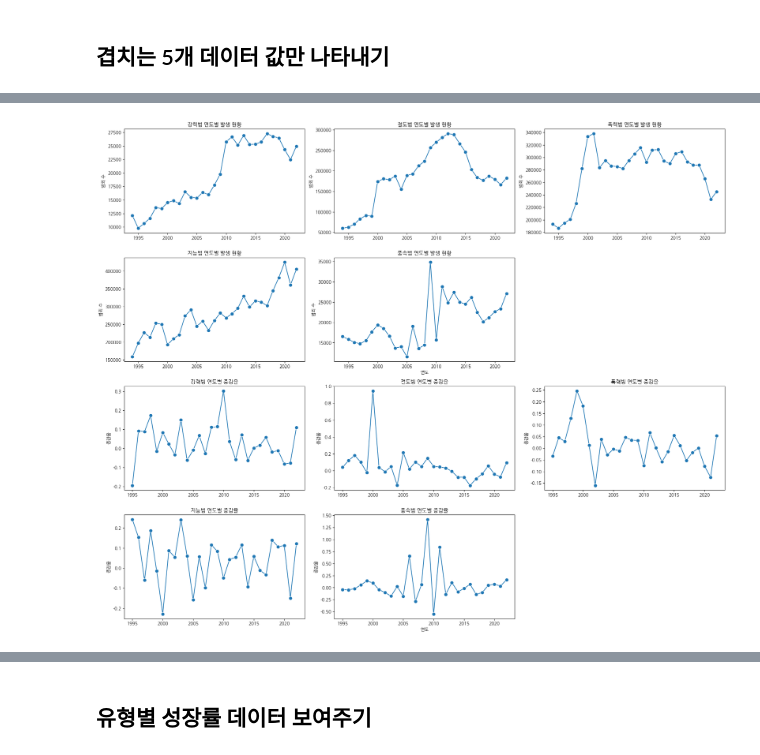
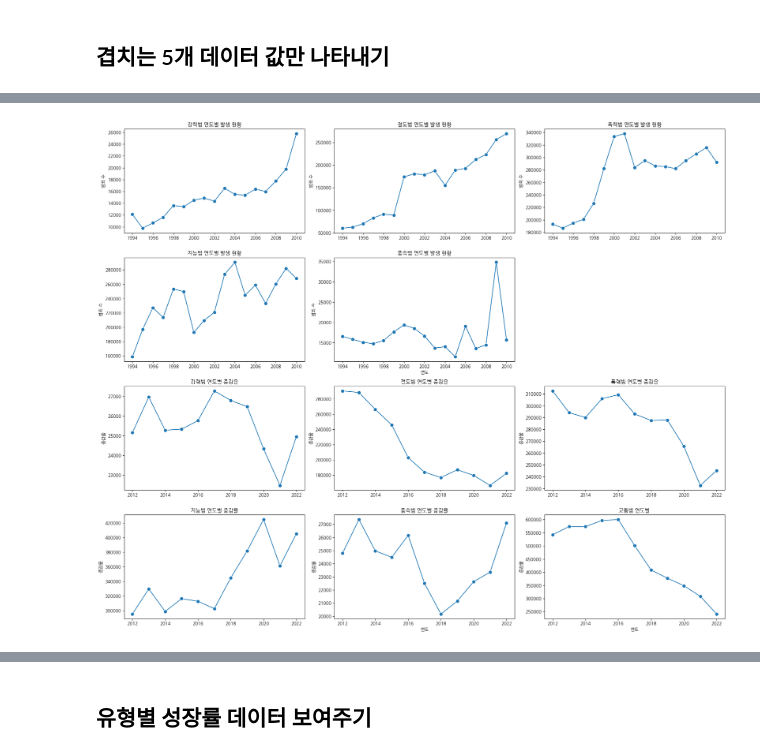
Before and after one commit to addinedu-ros-6th/eda-repo-4, a Jupyter notebook: Source/범죄csv정리.ipynb, the cells around one changed output, grey strips where cells are left out. Cells and saved outputs as stored; diff of their text form; code cells hidden in the pictures.

```diff
--- a/Source/범죄csv정리.ipynb
+++ b/Source/범죄csv정리.ipynb
@@ -266,5 +301,5 @@ plt.show()
 # %%
 # 5개 유형만 비교
 cate10 = cate_df1.iloc[:, :6]
-cate22 = cate_df2.iloc[:, :6]
-total_cate = pd.concat([cate10, cate22], ignore_index=True)
+cate22 = cate_df2.iloc[:, :-1]
+# total_cate = pd.concat([cate10, cate22], ignore_index=True)
@@ -271,73 +327,78 @@ total_cate = pd.concat([cate10, cate22], ignore_index=True)
 # %%
-total_cate_growth = total_cate.set_index('연도').pct_change().reset_index()
+# cate22 = cate10.set_index('연도').pct_change().reset_index()
 
 # Plotting
 plt.figure(figsize=(20, 20))
 
 # Line plots for crime counts
 plt.subplot(5, 3, 1)
-sns.lineplot(x='연도', y='강력범', data=total_cate, marker='o', markersize=8)
+sns.lineplot(x='연도', y='강력범', data=cate10, marker='o', markersize=8)
 plt.xlabel('')
 plt.ylabel('범죄 수')
 plt.title('강력범 연도별 발생 현황')
 
 plt.subplot(5, 3, 2)
-sns.lineplot(x='연도', y='절도범', data=total_cate, marker='o', markersize=8)
+sns.lineplot(x='연도', y='절도범', data=cate10, marker='o', markersize=8)
 plt.xlabel('')
 plt.ylabel('범죄 수')
 plt.title('절도범 연도별 발생 현황')
 
 plt.subplot(5, 3, 3)
-sns.lineplot(x='연도', y='폭력범', data=total_cate, marker='o', markersize=8)
+sns.lineplot(x='연도', y='폭력범', data=cate10, marker='o', markersize=8)
 plt.xlabel('')
 plt.ylabel('범죄 수')
 plt.title('폭력범 연도별 발생 현황')
 
 plt.subplot(5, 3, 4)
-sns.lineplot(x='연도', y='지능범', data=total_cate, marker='o', markersize=8)
+sns.lineplot(x='연도', y='지능범', data=cate10, marker='o', markersize=8)
 plt.xlabel('')
 plt.ylabel('범죄 수')
 plt.title('지능범 연도별 발생 현황')
 
 plt.subplot(5, 3, 5)
-sns.lineplot(x='연도', y='풍속범', data=total_cate, marker='o', markersize=8)
+sns.lineplot(x='연도', y='풍속범', data=cate10, marker='o', markersize=8)
 plt.xlabel('연도')
 plt.ylabel('범죄 수')
 plt.title('풍속범 연도별 발생 현황')
 
-# Growth rate plots
+
 plt.subplot(5, 3, 7)
-sns.lineplot(x='연도', y='강력범', data=total_cate_growth, marker='o', markersize=8)
+sns.lineplot(x='연도', y='강력범', data=cate22, marker='o', markersize=8)
 plt.xlabel('')
 plt.ylabel('증감율')
 plt.title('강력범 연도별 증감율')
 
 plt.subplot(5, 3, 8)
-sns.lineplot(x='연도', y='절도범', data=total_cate_growth, marker='o', markersize=8)
+sns.lineplot(x='연도', y='절도범', data=cate22, marker='o', markersize=8)
 plt.xlabel('')
 plt.ylabel('증감율')
 plt.title('절도범 연도별 증감율')
 
 plt.subplot(5, 3, 9)
-sns.lineplot(x='연도', y='폭력범', data=total_cate_growth, marker='o', markersize=8)
+sns.lineplot(x='연도', y='폭력범', data=cate22, marker='o', markersize=8)
 plt.xlabel('')
 plt.ylabel('증감율')
 plt.title('폭력범 연도별 증감율')
 
 plt.subplot(5, 3, 10)
-sns.lineplot(x='연도', y='지능범', data=total_cate_growth, marker='o', markersize=8)
+sns.lineplot(x='연도', y='지능범', data=cate22, marker='o', markersize=8)
 plt.xlabel('')
 plt.ylabel('증감율')
 plt.title('지능범 연도별 증감율')
 
 plt.subplot(5, 3, 11)
-sns.lineplot(x='연도', y='풍속범', data=total_cate_growth, marker='o', markersize=8)
+sns.lineplot(x='연도', y='풍속범', data=cate22, marker='o', markersize=8)
 plt.xlabel('연도')
 plt.ylabel('증감율')
 plt.title('풍속범 연도별 증감율')
+plt.subplot(5, 3, 12)
+sns.lineplot(x='연도', y='교통범', data=cate22, marker='o', markersize=8)
+plt.xlabel('연도')
+plt.ylabel('증감율')
+plt.title('교통범 연도별 ')
 
-# Adjust layout and display
+
 plt.tight_layout()
 plt.show()
 # %% [output]
-[figure, old version]
+[figure, new version]
```
Also changed, not shown: parts of 18 cells of this notebook, 16 other files.
